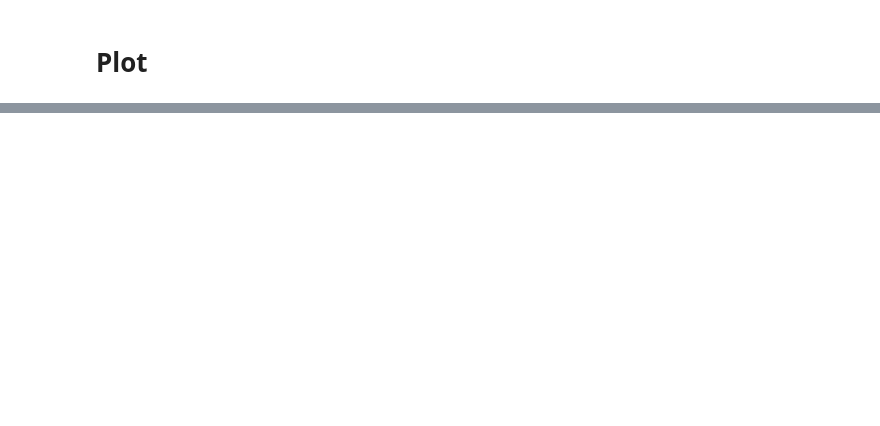
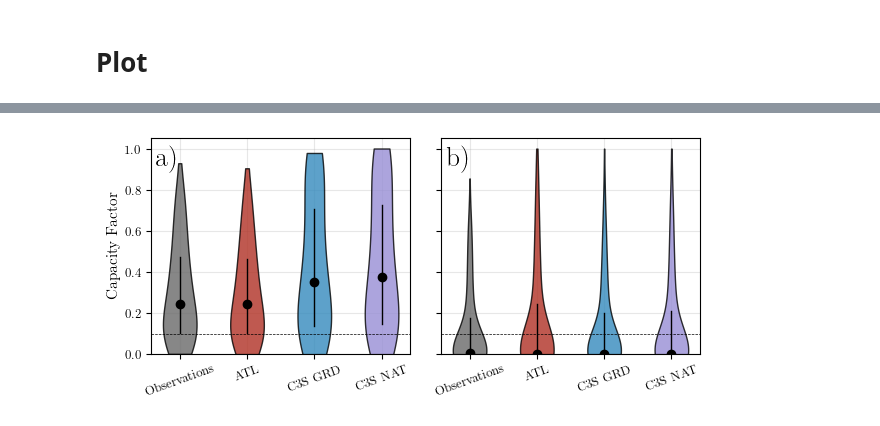
Before and after one commit to BorisM202/RES_droughts, a Jupyter notebook: Scripts/violin_plots_verfication.ipynb, the cells around one changed output, grey strips where cells are left out. Drawn from its saved outputs; the diff is of its cells as text; code cells hidden in the pictures; blank space fills up the shorter version.

Commit message:
Update Violin Plots

```diff
--- a/Scripts/violin_plots_verfication.ipynb
+++ b/Scripts/violin_plots_verfication.ipynb
@@ -29,5 +29,5 @@ cf_wind.columns = 'Observations', 'ATL', 'C3S NAT', 'C3S GRD'
 # %% [markdown]
 # Plot
 # %%
-color_models = ['k', '#B03024', '#348ABD', '#988ED5']
+color_models = ['dimgray', '#B03024', '#348ABD', '#988ED5']
 label_name = ['Observations', 'ATL', 'C3S GRD', 'C3S NAT']
@@ -98,0 +34,71 @@ plt.savefig('violin_plots_verification.pdf', bbox_inches='tight')
+# %%
+cm = 1 / 2.54
+fig, ax = plt.subplots(1, 2, figsize=(16*cm, 8*cm), sharey=True)
+
+for i in range(2):
+    ax[i].set_xticks(range(1, len(label_name) + 1))
+    ax[i].set_xticklabels([], rotation=20)
+    ax[i].set_ylim(0, 1.05)
+    ax[i].grid(True, alpha=0.3, zorder = 0)
+
+# Violin plots
+violins_wind = ax[0].violinplot(cf_wind,
+                                showmeans=False,
+                                showmedians=False,
+                                showextrema=False,
+                                bw_method=0.5)
+
+violins_pv = ax[1].violinplot(cf_pv,
+                              showmeans=False,
+                              showmedians=False,
+                              showextrema=False,
+                              bw_method=0.5)
+
+# Compute quartiles and median
+wind_stats = np.percentile(cf_wind, [25, 50, 75], axis=0)
+pv_stats = np.percentile(cf_pv, [25, 50, 75], axis=0)
+
+# Overlay small boxplots inside violin plots
+box_width = 0.2  # Adjust width of the small boxplots
+
+for i in range(len(label_name)):
+    # Wind Boxplots
+    # ax[0].plot([i+1-box_width, i+1+box_width], [wind_stats[1, i], wind_stats[1, i]], color='black', lw=1.5)  # Median
+    ax[0].plot([i+1, i+1], [wind_stats[0, i], wind_stats[2, i]], color='black', lw=1)  # Q1 to Q3 range
+    ax[0].scatter(i+1, wind_stats[1, i], color='black', zorder=3)  # Dot for median
+
+    # PV Boxplots
+    # ax[1].plot([i+1-box_width, i+1+box_width], [pv_stats[1, i], pv_stats[1, i]], color='black', lw=1.5)  # Median
+    ax[1].plot([i+1, i+1], [pv_stats[0, i], pv_stats[2, i]], color='black', lw=1)  # Q1 to Q3 range
+    ax[1].scatter(i+1, pv_stats[1, i], color='black', zorder=3)  # Dot for median
+
+ax[0].axhline(0.1, color='k', linestyle='--', lw=0.5, zorder = 4)
+ax[1].axhline(0.1, color='k', linestyle='--', lw=0.5, zorder = 4)
+
+
+# Customize colors
+for i, (ele_wind, ele_pv) in enumerate(zip(violins_wind['bodies'], violins_pv['bodies'])):
+    ele_wind.set_facecolor(color_models[i % len(color_models)])
+    ele_wind.set_edgecolor('black')
+    ele_wind.set_alpha(0.8)
+    ele_wind.set_zorder(2)
+    ele_pv.set_facecolor(color_models[i % len(color_models)])
+    ele_pv.set_edgecolor('black')
+    ele_pv.set_alpha(0.8)
+    ele_pv.set_zorder(2)
+
+# Labels
+ax[0].text(0.02, 0.97, 'a)', fontsize=20, ha='left', va='top', transform=ax[0].transAxes)
+ax[1].text(0.02, 0.97, 'b)', fontsize=20, ha='left', va='top', transform=ax[1].transAxes)
+ax[0].set_ylabel("Capacity Factor")
+
+ax[0].set_xticklabels(label_name)
+ax[1].set_xticklabels(label_name)
+
+
+# Adjust layout
+fig.tight_layout()
+fig.subplots_adjust(top=0.88)
+plt.savefig('violin_plots_verification.pdf', bbox_inches='tight')
+# %% [output]
+[figure, added]
```
Also changed, not shown: parts of 2 cells of this notebook, 1 other file.
